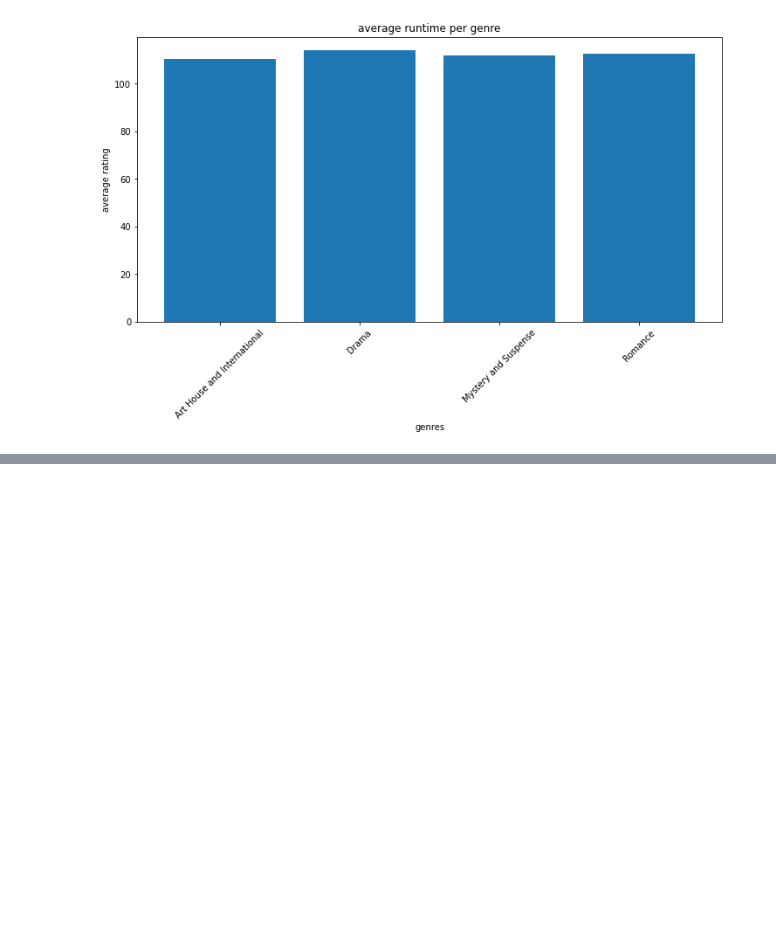
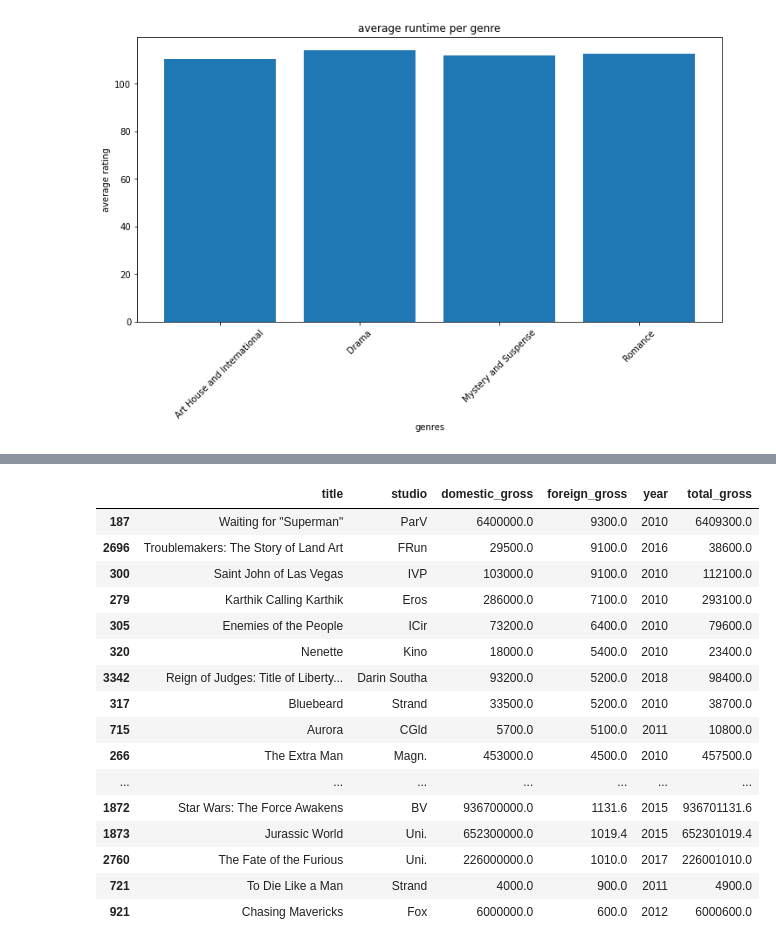
Before and after one commit to alpacanonymous/project1, a Jupyter notebook: final_notebook.ipynb, the cells around one changed output, grey strips where cells are left out. Cells and saved outputs as stored; diff of their text form; code cells hidden in the pictures; blank space fills up the shorter version.

```diff
--- a/final_notebook.ipynb
+++ b/final_notebook.ipynb
@@ -663,0 +808,21 @@ plt.xticks(rotation = 45)
+# %%
+#Checking for more misreported foreign gross
+g.tail(20)
+# %% [output]
+|  | title | studio | domestic_gross | foreign_gross | year | total_gross |
+| 187 | Waiting for "Superman" | ParV | 6400000.0 | 9300.0 | 2010 | 6409300.0 |
+| 2696 | Troublemakers: The Story of Land Art | FRun | 29500.0 | 9100.0 | 2016 | 38600.0 |
+| 300 | Saint John of Las Vegas | IVP | 103000.0 | 9100.0 | 2010 | 112100.0 |
+| 279 | Karthik Calling Karthik | Eros | 286000.0 | 7100.0 | 2010 | 293100.0 |
+| 305 | Enemies of the People | ICir | 73200.0 | 6400.0 | 2010 | 79600.0 |
+| 320 | Nenette | Kino | 18000.0 | 5400.0 | 2010 | 23400.0 |
+| 3342 | Reign of Judges: Title of Liberty... | Darin Southa | 93200.0 | 5200.0 | 2018 | 98400.0 |
+| 317 | Bluebeard | Strand | 33500.0 | 5200.0 | 2010 | 38700.0 |
+| 715 | Aurora | CGld | 5700.0 | 5100.0 | 2011 | 10800.0 |
+| 266 | The Extra Man | Magn. | 453000.0 | 4500.0 | 2010 | 457500.0 |
+| ... | ... | ... | ... | ... | ... | ... |
+| 1872 | Star Wars: The Force Awakens | BV | 936700000.0 | 1131.6 | 2015 | 936701131.6 |
+| 1873 | Jurassic World | Uni. | 652300000.0 | 1019.4 | 2015 | 652301019.4 |
+| 2760 | The Fate of the Furious | Uni. | 226000000.0 | 1010.0 | 2017 | 226001010.0 |
+| 721 | To Die Like a Man | Strand | 4000.0 | 900.0 | 2011 | 4900.0 |
+| 921 | Chasing Mavericks | Fox | 6000000.0 | 600.0 | 2012 | 6000600.0 |
```
Also changed, not shown: parts of 21 cells of this notebook.
